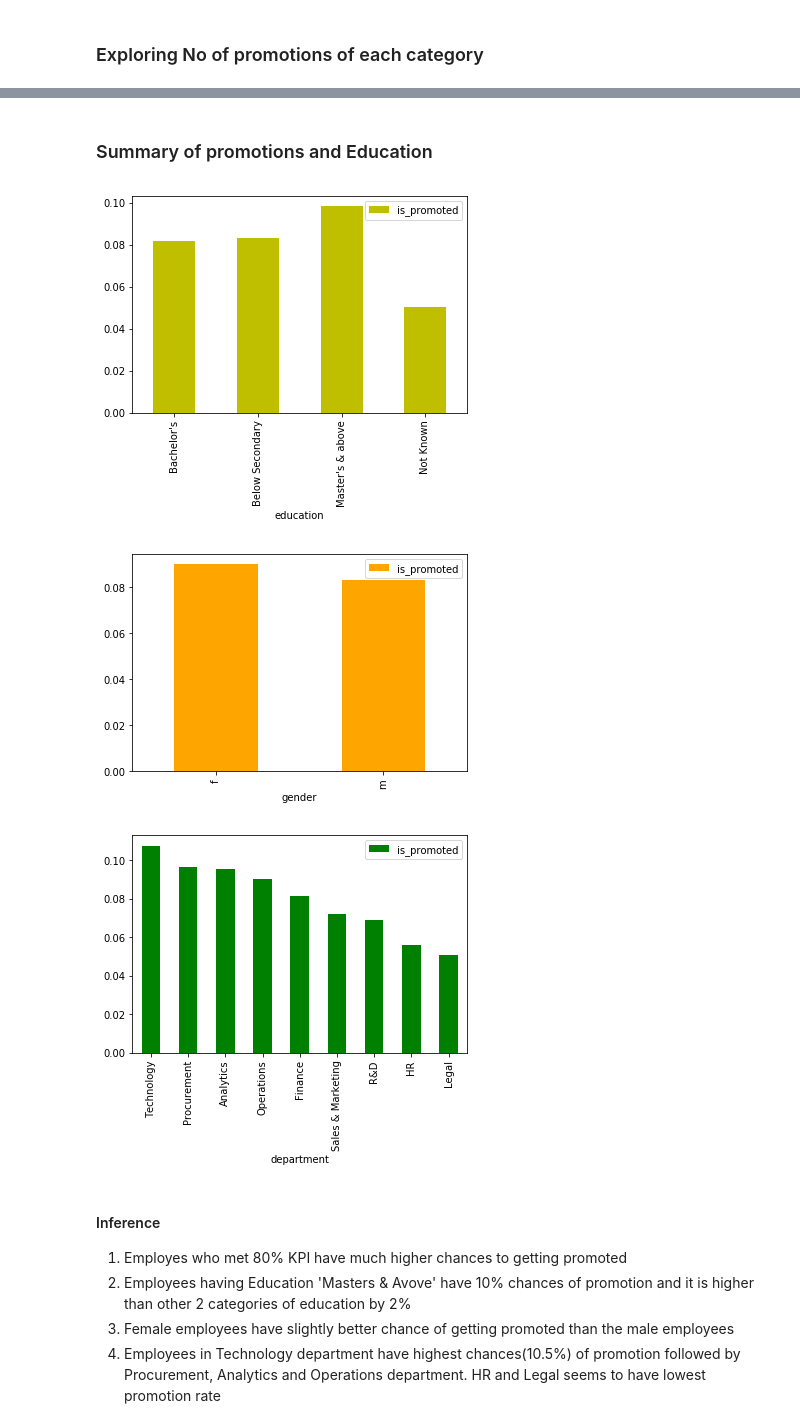
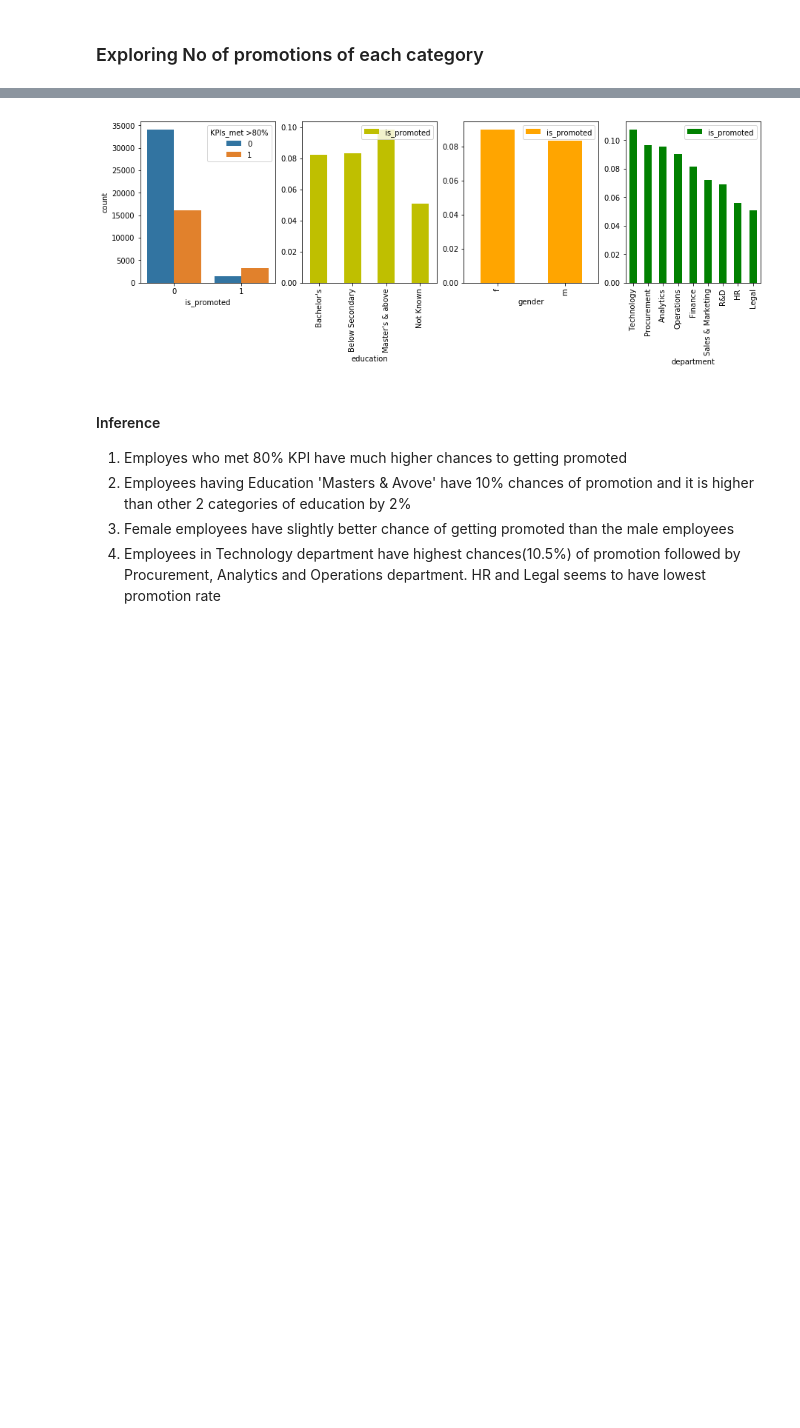
Before and after one commit to anupam-ranjan/WNS_Analytics, a Jupyter notebook: WNS Analytics Hackathon - EDA.ipynb, the cells around one changed output, grey strips where cells are left out. Drawn from its saved outputs; the diff is of its cells as text; code cells hidden in the pictures; blank space fills up the shorter version.

```diff
--- a/WNS Analytics Hackathon - EDA.ipynb
+++ b/WNS Analytics Hackathon - EDA.ipynb
@@ -92,14 +109,12 @@ sns.countplot(x="is_promoted", data = train_dataset, hue = 'KPIs_met >80%')
-# %% [markdown]
-### Summary of promotions and Education
 # %%
-train_dataset[['is_promoted', 'education']].groupby('education').mean().plot.bar(color='y')
-train_dataset[['is_promoted', 'gender']].groupby('gender').mean().plot.bar(color='orange')
+fig, ((ax1, ax2, ax3, ax4)) = plt.subplots(nrows=1, ncols=4, figsize=(15,4))
+sns.countplot(x="is_promoted", data = train_dataset, hue = 'KPIs_met >80%', ax=ax1)
+train_dataset[['is_promoted', 'education']].groupby('education').mean().plot.bar(color='y', ax=ax2)
+train_dataset[['is_promoted', 'gender']].groupby('gender').mean().plot.bar(color='orange', ax=ax3)
 temp= train_dataset[['is_promoted', 'department']].groupby('department').mean().sort_values('is_promoted', ascending = False)\
-                .plot.bar(color='g')
+                .plot.bar(color='g', ax=ax4)
 # %% [output]
-[figure, old version]
+[figure, new version]
-[figure, removed]
-[figure, removed]
 # %% [markdown]
 #### Inference
 1. Employes who met 80% KPI have much higher chances to getting promoted
```
Also changed, not shown: parts of 17 cells of this notebook.
